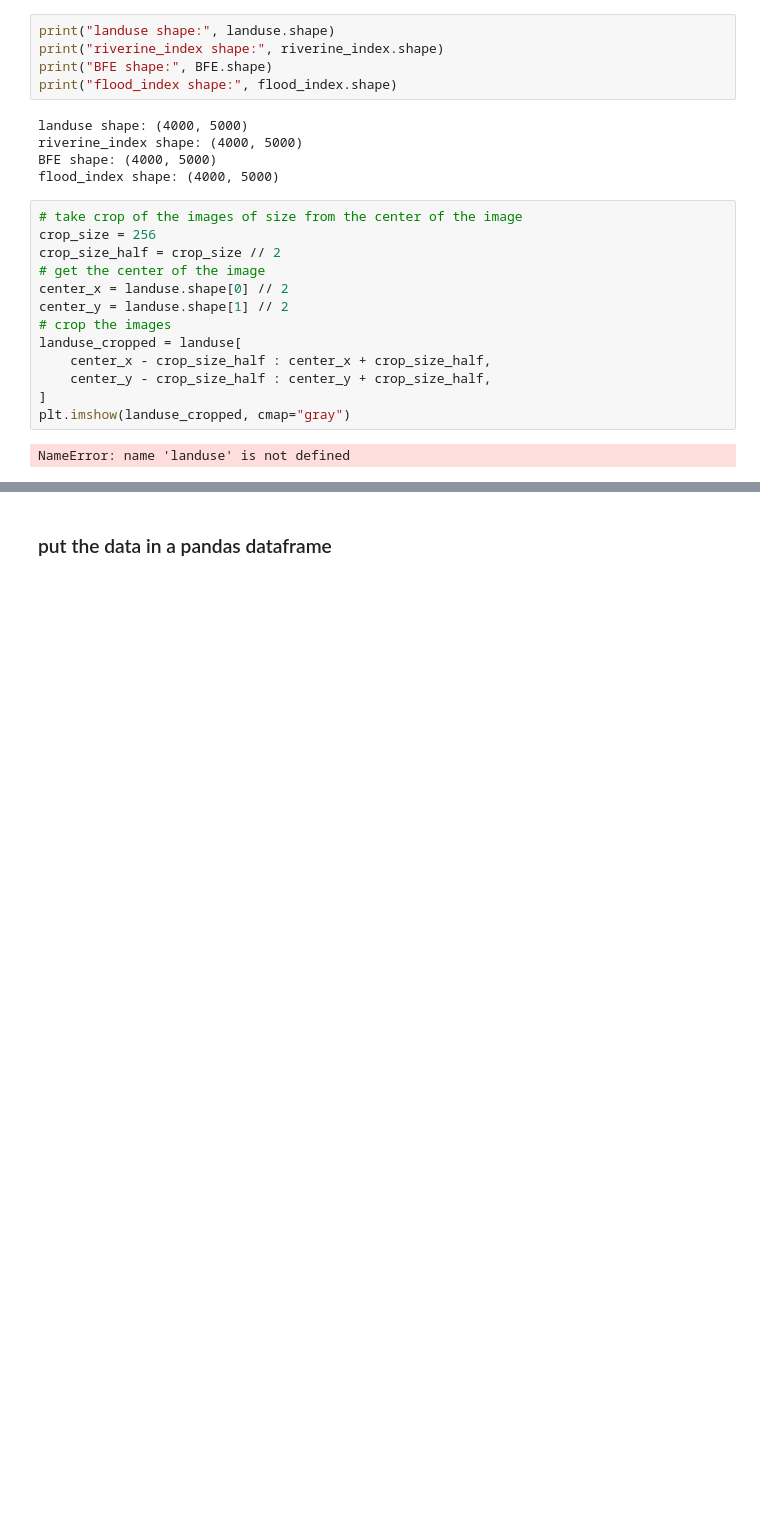
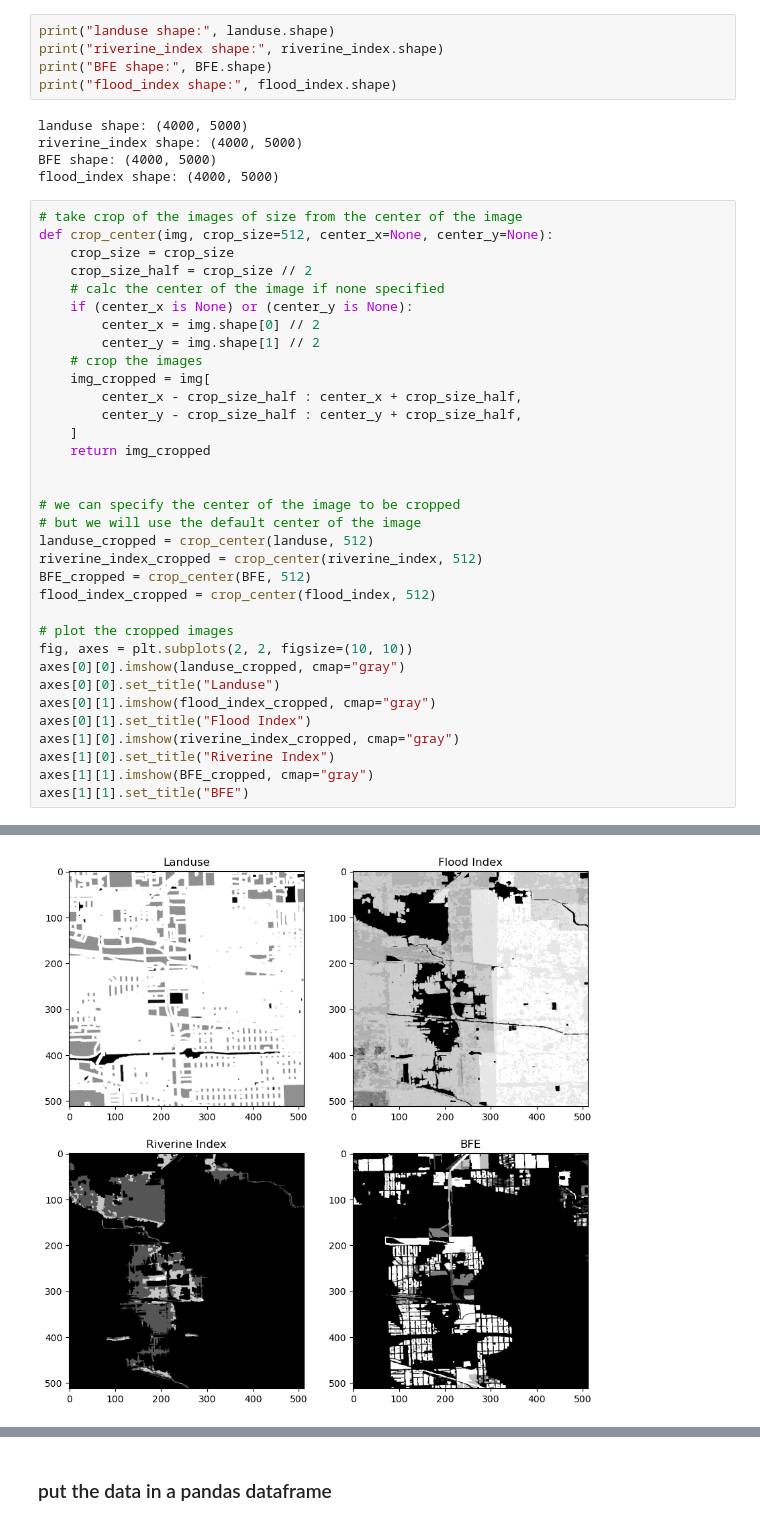
Before and after one commit to ehtnamuh/Grainger-Flood-Data-Visualization, a Jupyter notebook: Transformer Model/RF model copy.ipynb, the cells around one changed output, grey strips where cells are left out. Drawn from its saved outputs; the diff is of its cells as text; blank space fills up the shorter version.

```diff
--- a/Transformer Model/RF model copy.ipynb
+++ b/Transformer Model/RF model copy.ipynb
@@ -247,18 +249,38 @@ landuse shape: (4000, 5000)
 riverine_index shape: (4000, 5000)
 BFE shape: (4000, 5000)
 flood_index shape: (4000, 5000)
-# %%
-# take crop of the images of size from the center of the image
-crop_size = 256
-crop_size_half = crop_size // 2
-# get the center of the image
-center_x = landuse.shape[0] // 2
-center_y = landuse.shape[1] // 2
-# crop the images
-landuse_cropped = landuse[
-    center_x - crop_size_half : center_x + crop_size_half,
-    center_y - crop_size_half : center_y + crop_size_half,
-]
-plt.imshow(landuse_cropped, cmap="gray")
-# %% [output]
-NameError: name 'landuse' is not defined
+# %%
+# take crop of the images of size from the center of the image
+def crop_center(img, crop_size=512, center_x=None, center_y=None):
+    crop_size = crop_size
+    crop_size_half = crop_size // 2
+    # calc the center of the image if none specified
+    if (center_x is None) or (center_y is None):
+        center_x = img.shape[0] // 2
+        center_y = img.shape[1] // 2
+    # crop the images
+    img_cropped = img[
+        center_x - crop_size_half : center_x + crop_size_half,
+        center_y - crop_size_half : center_y + crop_size_half,
+    ]
+    return img_cropped
+
+
+# we can specify the center of the image to be cropped
+# but we will use the default center of the image
+landuse_cropped = crop_center(landuse, 512)
+riverine_index_cropped = crop_center(riverine_index, 512)
+BFE_cropped = crop_center(BFE, 512)
+flood_index_cropped = crop_center(flood_index, 512)
+
+# plot the cropped images
+fig, axes = plt.subplots(2, 2, figsize=(10, 10))
+axes[0][0].imshow(landuse_cropped, cmap="gray")
+axes[0][0].set_title("Landuse")
+axes[0][1].imshow(flood_index_cropped, cmap="gray")
+axes[0][1].set_title("Flood Index")
+axes[1][0].imshow(riverine_index_cropped, cmap="gray")
+axes[1][0].set_title("Riverine Index")
+axes[1][1].imshow(BFE_cropped, cmap="gray")
+axes[1][1].set_title("BFE")
+# %% [output]
@@ -264,0 +288 @@ NameError: name 'landuse' is not defined
+[figure, added]
```
Also changed, not shown: parts of 7 cells of this notebook, 1 other file.
